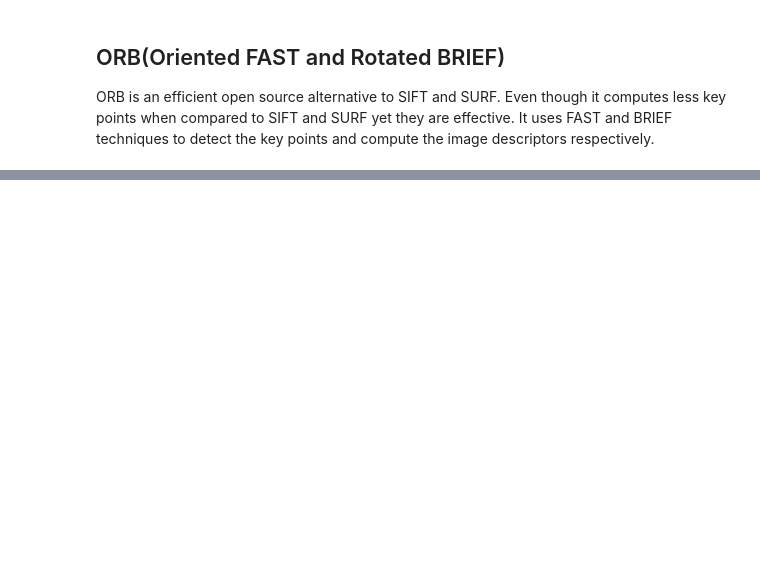
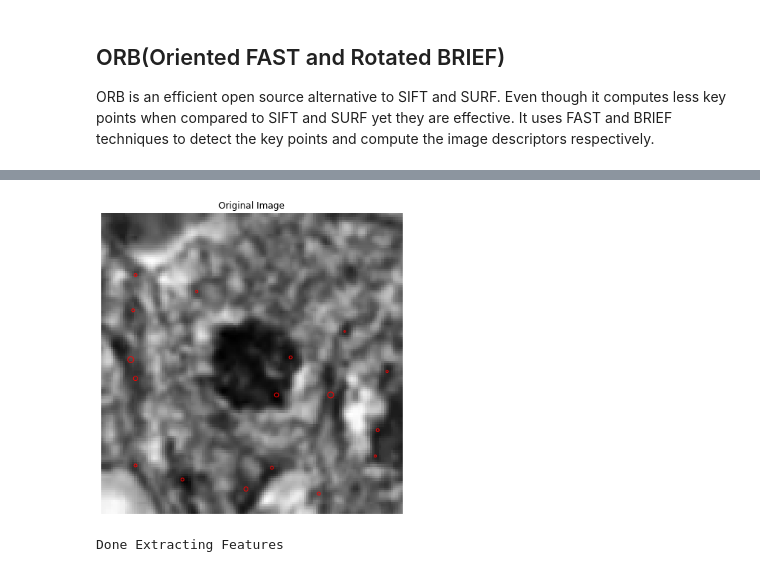
Before and after one commit to suchith1012/Mitosis-detection-based-on-features-from-breast-cancer-histology-slide-images, a Jupyter notebook: Code/Thesis.ipynb, the cells around one changed output, grey strips where cells are left out. Cells and saved outputs as stored; diff of their text form; code cells hidden in the pictures; blank space fills up the shorter version.

```diff
--- a/Code/Thesis.ipynb
+++ b/Code/Thesis.ipynb
@@ -694,0 +1221,16 @@ ORB is an efficient open source alternative to SIFT and SURF. Even though it com
+# %%
+fig, ax = plt.subplots(nrows=1, ncols=2, figsize=(12, 6))
+
+ax[0].imshow(img3, cmap=plt.cm.gray)
+ax[0].scatter(detector.keypoints[:, 1], detector.keypoints[:, 0],
+              2 ** detector.scales, facecolors='none', edgecolors='r')
+ax[0].set_title("Original Image")
+
+
+for a in ax:
+    a.axis('off')
+
+plt.tight_layout()
+plt.show()
+# %% [output]
+[figure, added]
@@ -694,0 +1280,28 @@ ORB is an efficient open source alternative to SIFT and SURF. Even though it com
+# %%
+csvData = []
+for id, line in enumerate(cen_features):
+  if(id==0):
+    temp=[]
+    for i in range(0,len(line)):
+      temp.append("value"+str(i))
+    temp.insert(len(temp),"label")
+    csvData.append(temp)
+
+  newImg = line
+
+    # Prepend the category of each image to
+    # the begining of the features
+  newImg.insert(len(newImg), category[id])
+  csvData.append(newImg)
+
+
+# Save the csv file
+with open('result_cen_data.csv', 'w') as csvFile:
+    writer = csv.writer(csvFile)
+    writer.writerows(csvData)
+
+csvFile.close()
+
+print("Done Extracting Features")
+# %% [output]
+Done Extracting Features
```
Also changed, not shown: parts of 155 cells of this notebook.
